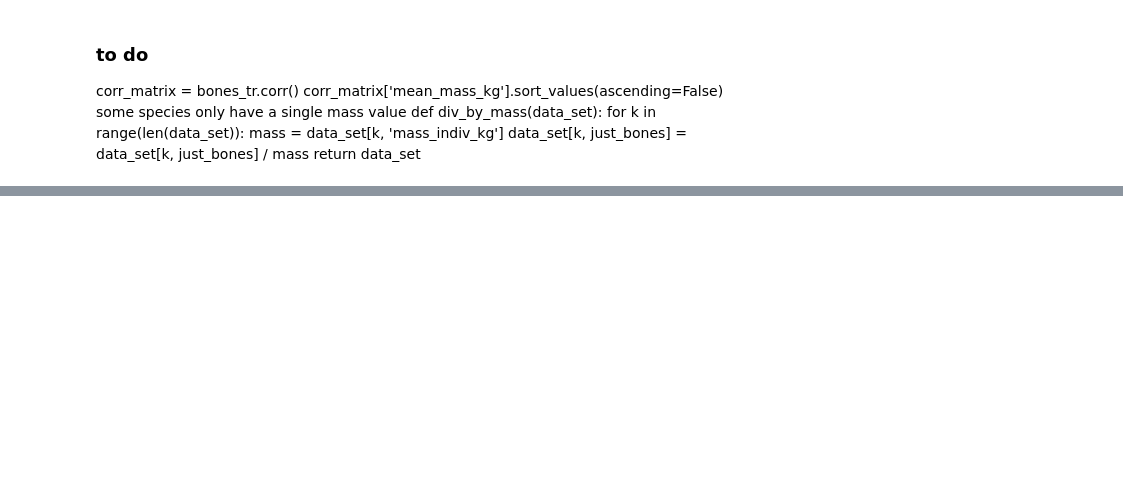
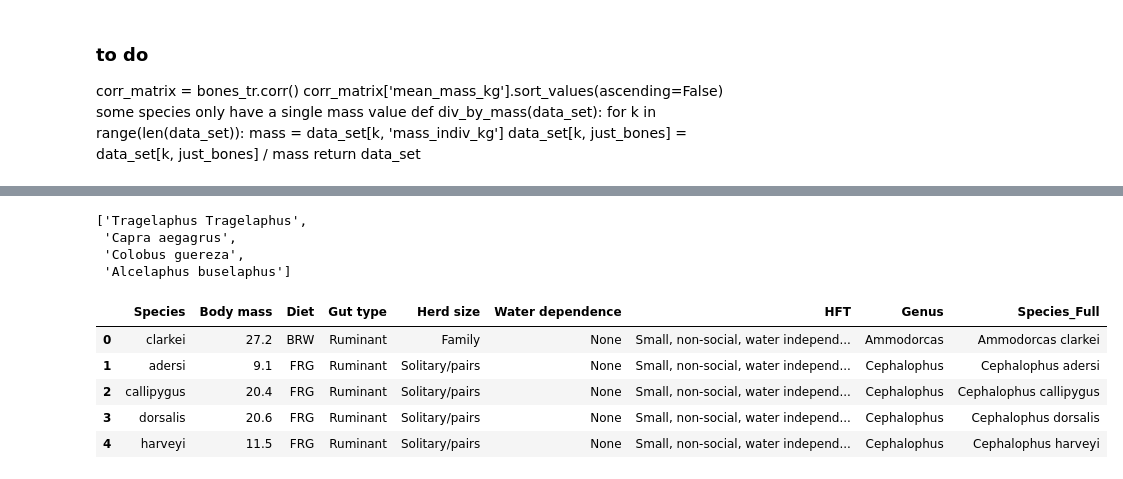
Before and after one commit to TaranRallings/bones_analysis, a Jupyter notebook: bones.ipynb, the cells around one changed output, grey strips where cells are left out. Saved outputs shown, nothing was run; the diff lists cells and outputs as text; code cells hidden in the pictures; blank space fills up the shorter version.

```diff
--- a/bones.ipynb
+++ b/bones.ipynb
@@ -607,0 +610,28 @@ def div_by_mass(data_set):
+# %%
+def split_species_column(dataframe):
+    #function takes a dataframe with a string column, splits data on seperator and returns two columns
+    dataframe['Genus'] = dataframe.Species.str.split('\s+').str[0]
+    dataframe['Species'] = dataframe.Species.str.split('\s+').str[1]
+    return dataframe
+
+def join_species_column(dataframe):
+    #function takes a df with seperate species and genus columns and makes a single species column
+    dataframe["Species_Full"] = dataframe.Genus.astype(str).str.cat(dataframe.Species.astype(str), sep=' ')
+    return dataframe
+
+
+def species_not_in_common(dataframe1, dataframe2):
+    # investigate species in common between the two datasets
+    bones_species = list(dataframe1.Species_Full)
+    hempson_species = list(dataframe2.Species_Full)
+    not_in_common = list(set(bones_species).difference(hempson_species))
+    return not_in_common
+
+def change_eland_names(dataframe):
+    #changes tauratragus genus to tragelaphus
+    dataframe[dataframe['Genus'] == "Taurotragus"] = "Tragelaphus"
+    return dataframe
+# %%
+hempson_diets = load_trait_data(BONES_PATH, "hempson_traits.csv")
+
+hempson_diets.head()
@@ -607,0 +645,21 @@ def div_by_mass(data_set):
+# %%
+new_diets = split_species_column(hempson_diets)
+new_diets = join_species_column(new_diets)
+new_bones = change_eland_names(bones)
+new_bones = join_species_column(new_bones)
+species_not_in_common(new_bones, new_diets) #tragelaphus oryx = taurotragus oryx
+                                            #tragelaphus derbians = taurotragus derbianus
+# %% [output]
+['Tragelaphus Tragelaphus',
+ 'Capra aegagrus',
+ 'Colobus guereza',
+ 'Alcelaphus buselaphus']
+# %%
+new_diets.head()
+# %% [output]
+|  | Species | Body mass | Diet | Gut type | Herd size | Water dependence | HFT | Genus | Species_Full |
+| 0 | clarkei | 27.2 | BRW | Ruminant | Family | None | Small, non-social, water independ... | Ammodorcas | Ammodorcas clarkei |
+| 1 | adersi | 9.1 | FRG | Ruminant | Solitary/pairs | None | Small, non-social, water independ... | Cephalophus | Cephalophus adersi |
+| 2 | callipygus | 20.4 | FRG | Ruminant | Solitary/pairs | None | Small, non-social, water independ... | Cephalophus | Cephalophus callipygus |
+| 3 | dorsalis | 20.6 | FRG | Ruminant | Solitary/pairs | None | Small, non-social, water independ... | Cephalophus | Cephalophus dorsalis |
+| 4 | harveyi | 11.5 | FRG | Ruminant | Solitary/pairs | None | Small, non-social, water independ... | Cephalophus | Cephalophus harveyi |
```
Also changed, not shown: parts of 11 cells of this notebook.
